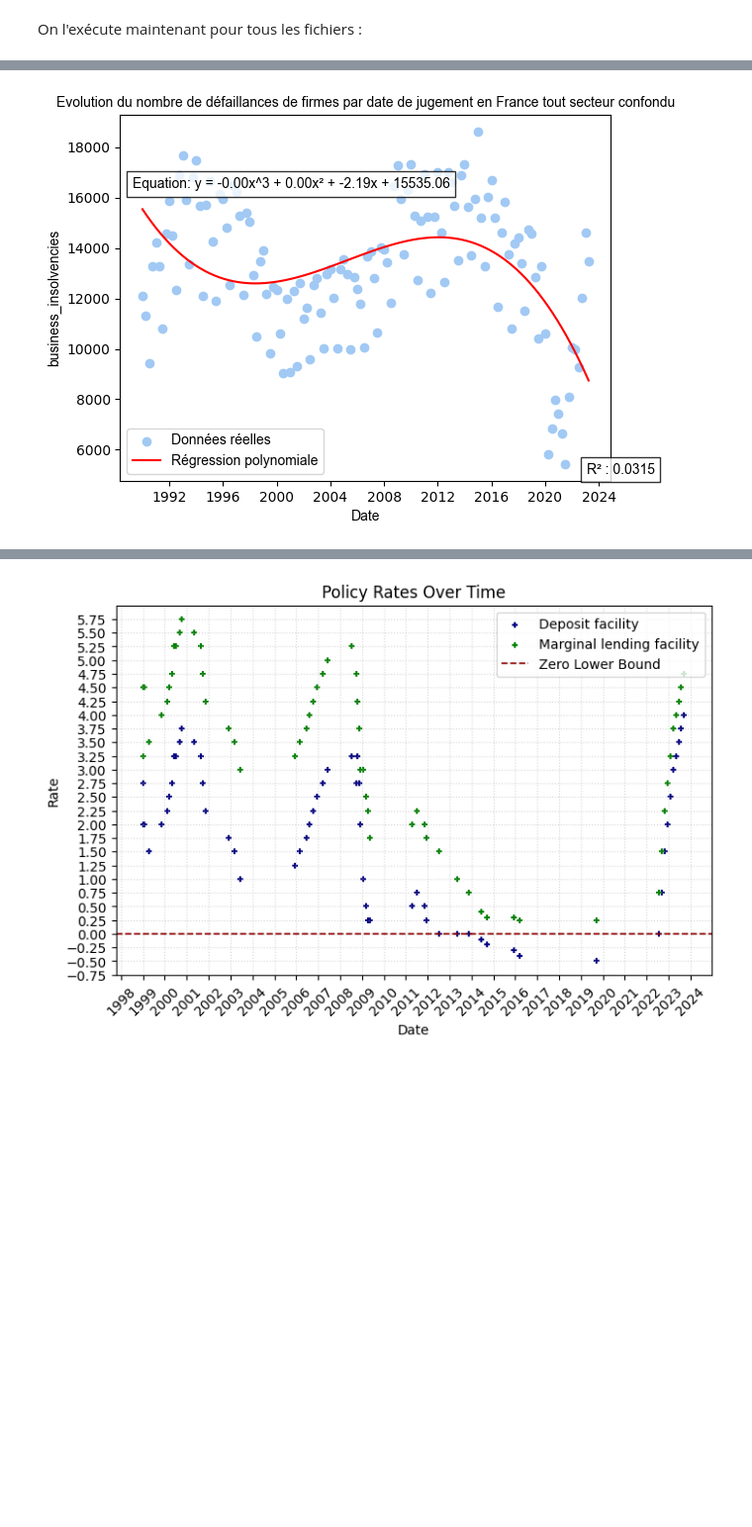
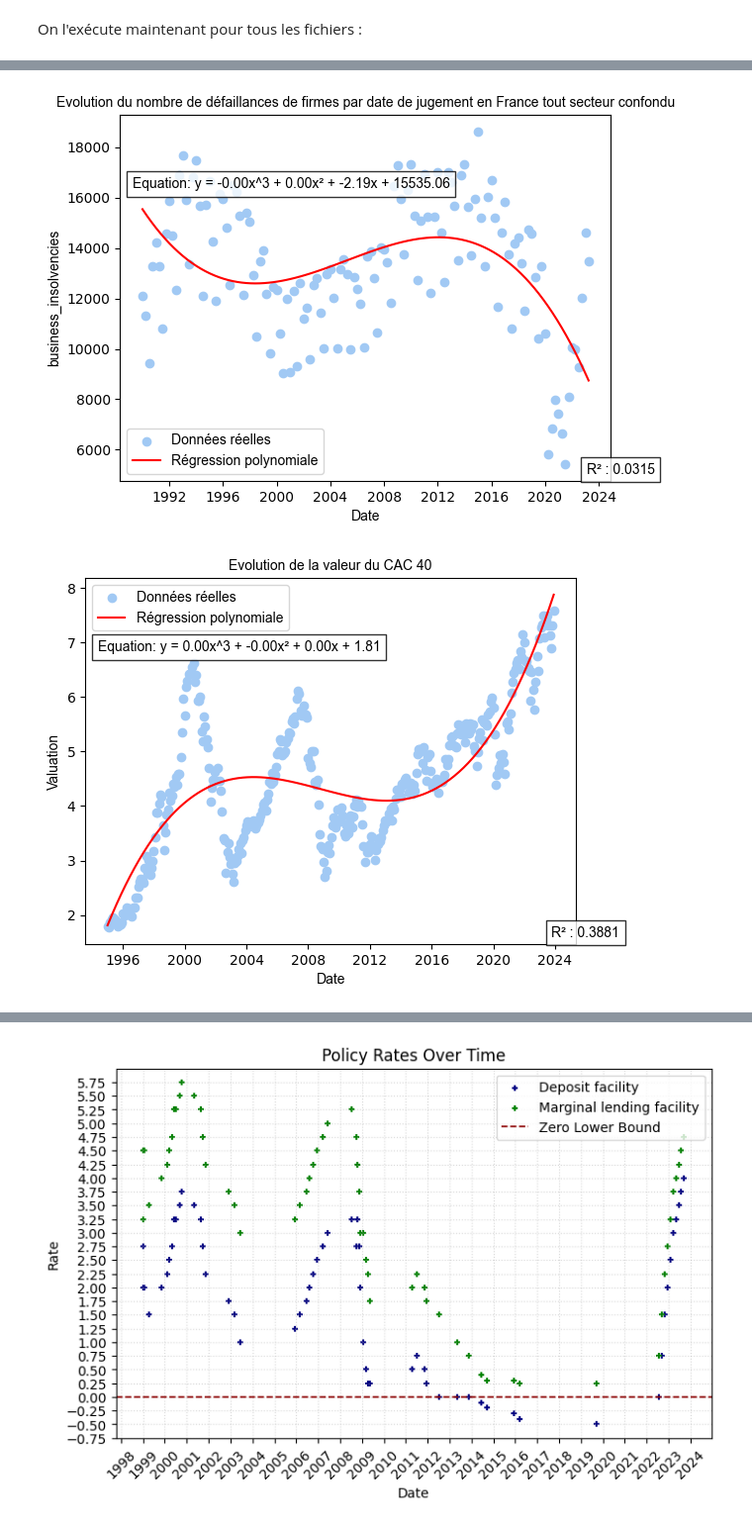
Before and after one commit to MathieuGir/Python_Debt_regression, a Jupyter notebook: main.ipynb, the cells around one changed output, grey strips where cells are left out. Shown at 99% size. Cells and saved outputs as stored; diff of their text form; code cells hidden in the pictures; blank space fills up the shorter version.

```diff
--- a/main.ipynb
+++ b/main.ipynb
@@ -521,23 +521,28 @@ On l'exécute maintenant pour tous les fichiers :
 # %%
 
 negotiable_debts = pd.read_csv(os.path.join(data_folder + 'negotiable_debts_filtered.csv'))
 bop = pd.read_csv(os.path.join(data_folder, 'BOP_filtered.csv'))
 business_insolvencies = pd.read_csv(os.path.join(data_folder, 'business_insolvencies_filtered.csv'))
 firms_creation = pd.read_csv(os.path.join(data_folder, 'firms_creation_filtered.csv'))
 natality_rate = pd.read_csv(os.path.join(data_folder, 'natality_rate_filtered.csv'))
 unemployment_rate = pd.read_csv(os.path.join(data_folder, 'unemployment_rate_filtered.csv'))
+cac_40 = pd.read_csv(os.path.join(data_folder, 'CAC_40.csv'))
+eur_usd = pd.read_csv(os.path.join(data_folder, 'EUR_USD.csv'))
 
 # Utilisation de la fonction avec spécification des noms de fichiers de sortie
 create_scatter_plot(negotiable_debts, 'Evolution de la dette négociable de l Etat', 'Date', 'negotiable_debts', 'negotiable_debts_scatter.png')
 create_scatter_plot(firms_creation, 'Evolution du nombre de firmes créées', 'Date', 'firms_creation', 'firms_creation_scatter.png')
 create_scatter_plot(unemployment_rate, 'Evolution du taux de chômage', 'Date', 'unemployment_rate', 'unemployment_rate_scatter.png')
 create_scatter_plot(bop, 'Evolution de la balance des paiements', 'Date', 'BOP', 'BOP_scatter.png')
 create_scatter_plot(natality_rate, 'Evolution du taux de natalité', 'Date', 'natality_rate', 'natality_rate_scatter.png')
 create_scatter_plot(business_insolvencies, 'Evolution du nombre de défaillances de firmes par date de jugement en France tout secteur confondu', 'Date', 'business_insolvencies', 'business_insolvencies_scatter.png')
+create_scatter_plot(cac_40, 'Evolution de la valeur du CAC 40', 'Date', 'Valuation', 'cac_40_scatter.png')
+create_scatter_plot(eur_usd, 'Evolution du taux de change EUR/USD', 'Date', 'Exch_rate', 'eur_usd_scatter.png')
 # %% [output]
 [figure]
 [figure]
 [figure]
 [figure]
 [figure]
 [figure]
+[figure, added]
```
Also changed, not shown: parts of 11 cells of this notebook, 4 other files.
